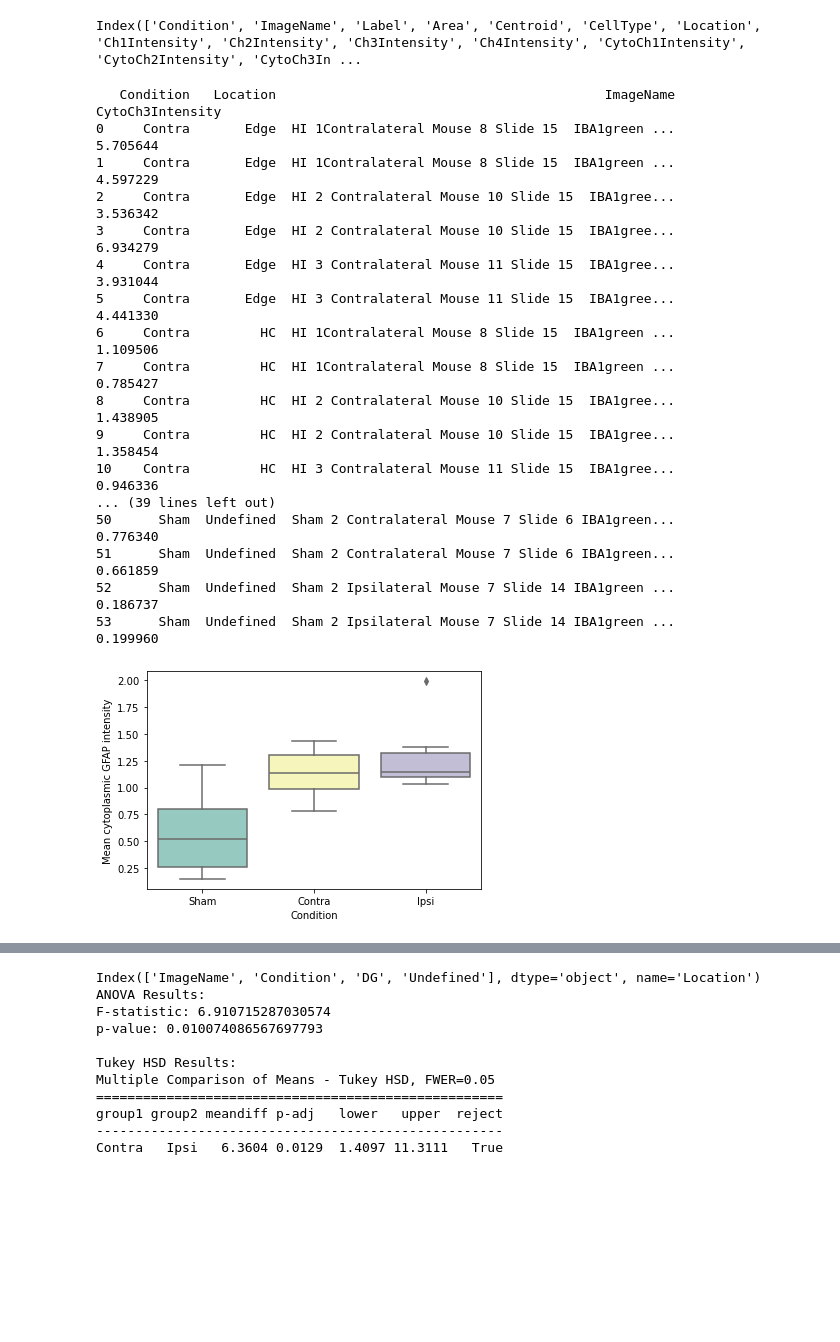
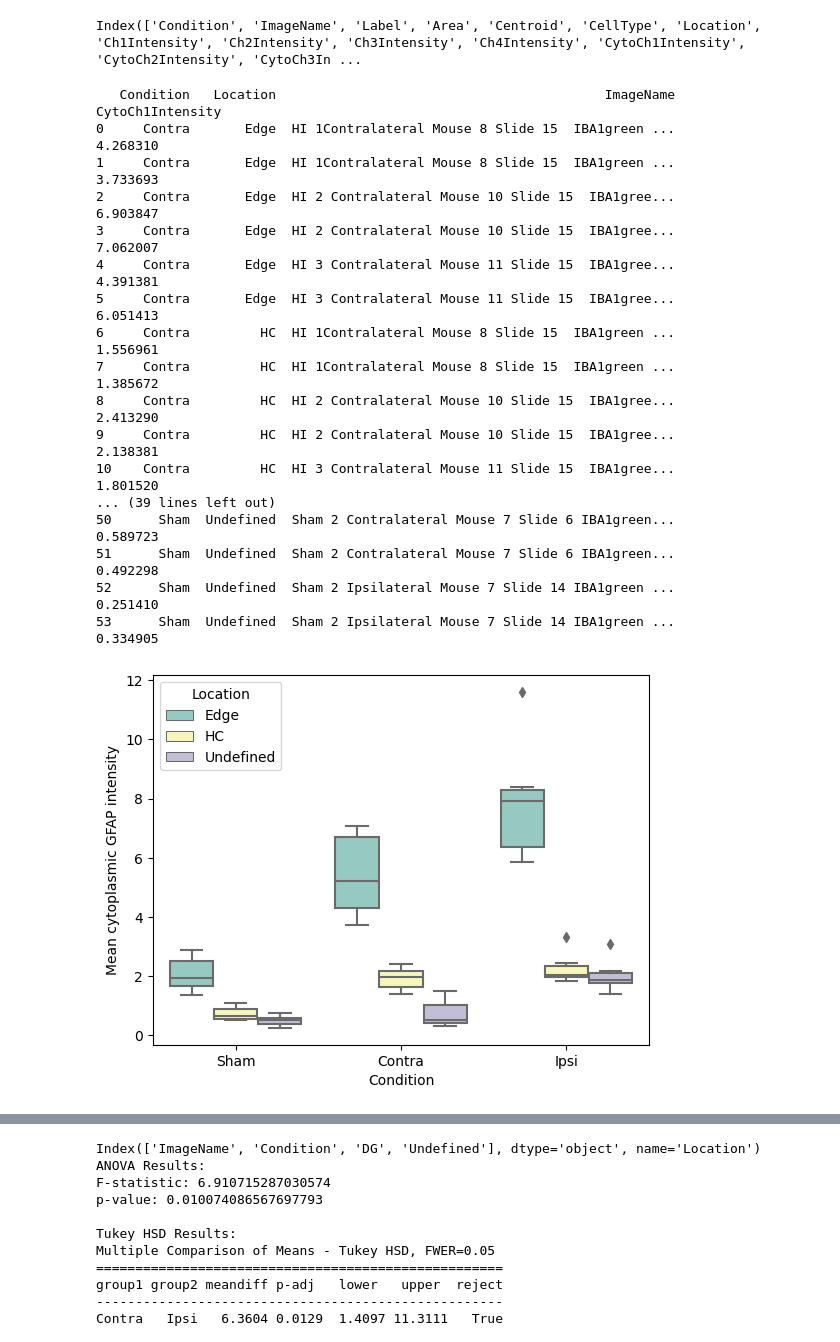
Before and after one commit to Dagnysd/nuclei_fork, a Jupyter notebook: dataAnalysisNotebooks/cyto.ipynb, the cells around one changed output, grey strips where cells are left out. Saved outputs shown, nothing was run; the diff lists cells and outputs as text; code cells hidden in the pictures; blank space fills up the shorter version.

```diff
--- a/dataAnalysisNotebooks/cyto.ipynb
+++ b/dataAnalysisNotebooks/cyto.ipynb
@@ -25,36 +25,36 @@ nucleus_df.loc[missing_ch4, 'CytoCh2Intensity'] = np.nan
 # %%
 
 #nucleus_df = nucleus_df[nucleus_df['Location'] == 'DG']
-mean_intensity = nucleus_df.groupby(['Condition', 'Location', 'ImageName'])['CytoCh3Intensity'].mean().reset_index()
+mean_intensity = nucleus_df.groupby(['Condition', 'Location', 'ImageName'])['CytoCh1Intensity'].mean().reset_index()
 print(mean_intensity)
-mean_intensity = mean_intensity[mean_intensity['Location']=='HC']
+#mean_intensity = mean_intensity[mean_intensity['Location']=='HC']
 #grouped_df=merged_df.groupby('ImageName')
 
 order = ['Sham', 'Contra', 'Ipsi']
 
 # Plotting
-sns.boxplot(data=mean_intensity, x='Condition', y='CytoCh3Intensity', order=order, palette='Set3')
+sns.boxplot(data=mean_intensity, x='Condition', y='CytoCh1Intensity', hue = 'Location',order=order, palette='Set3')
 plt.ylabel('Mean cytoplasmic GFAP intensity')
 plt.show()
 # %% [output]
-   Condition   Location                                          ImageName  CytoCh3Intensity
-0     Contra       Edge  HI 1Contralateral Mouse 8 Slide 15  IBA1green ...          5.705644
-1     Contra       Edge  HI 1Contralateral Mouse 8 Slide 15  IBA1green ...          4.597229
-2     Contra       Edge  HI 2 Contralateral Mouse 10 Slide 15  IBA1gree...          3.536342
-3     Contra       Edge  HI 2 Contralateral Mouse 10 Slide 15  IBA1gree...          6.934279
-4     Contra       Edge  HI 3 Contralateral Mouse 11 Slide 15  IBA1gree...          3.931044
-5     Contra       Edge  HI 3 Contralateral Mouse 11 Slide 15  IBA1gree...          4.441330
-6     Contra         HC  HI 1Contralateral Mouse 8 Slide 15  IBA1green ...          1.109506
-7     Contra         HC  HI 1Contralateral Mouse 8 Slide 15  IBA1green ...          0.785427
-8     Contra         HC  HI 2 Contralateral Mouse 10 Slide 15  IBA1gree...          1.438905
-9     Contra         HC  HI 2 Contralateral Mouse 10 Slide 15  IBA1gree...          1.358454
-10    Contra         HC  HI 3 Contralateral Mouse 11 Slide 15  IBA1gree...          0.946336
+   Condition   Location                                          ImageName  CytoCh1Intensity
+0     Contra       Edge  HI 1Contralateral Mouse 8 Slide 15  IBA1green ...          4.268310
+1     Contra       Edge  HI 1Contralateral Mouse 8 Slide 15  IBA1green ...          3.733693
+2     Contra       Edge  HI 2 Contralateral Mouse 10 Slide 15  IBA1gree...          6.903847
+3     Contra       Edge  HI 2 Contralateral Mouse 10 Slide 15  IBA1gree...          7.062007
+4     Contra       Edge  HI 3 Contralateral Mouse 11 Slide 15  IBA1gree...          4.391381
+5     Contra       Edge  HI 3 Contralateral Mouse 11 Slide 15  IBA1gree...          6.051413
+6     Contra         HC  HI 1Contralateral Mouse 8 Slide 15  IBA1green ...          1.556961
+7     Contra         HC  HI 1Contralateral Mouse 8 Slide 15  IBA1green ...          1.385672
+8     Contra         HC  HI 2 Contralateral Mouse 10 Slide 15  IBA1gree...          2.413290
+9     Contra         HC  HI 2 Contralateral Mouse 10 Slide 15  IBA1gree...          2.138381
+10    Contra         HC  HI 3 Contralateral Mouse 11 Slide 15  IBA1gree...          1.801520
 ... (39 lines left out)
-50      Sham  Undefined  Sham 2 Contralateral Mouse 7 Slide 6 IBA1green...          0.776340
-51      Sham  Undefined  Sham 2 Contralateral Mouse 7 Slide 6 IBA1green...          0.661859
-52      Sham  Undefined  Sham 2 Ipsilateral Mouse 7 Slide 14 IBA1green ...          0.186737
-53      Sham  Undefined  Sham 2 Ipsilateral Mouse 7 Slide 14 IBA1green ...          0.199960
+50      Sham  Undefined  Sham 2 Contralateral Mouse 7 Slide 6 IBA1green...          0.589723
+51      Sham  Undefined  Sham 2 Contralateral Mouse 7 Slide 6 IBA1green...          0.492298
+52      Sham  Undefined  Sham 2 Ipsilateral Mouse 7 Slide 14 IBA1green ...          0.251410
+53      Sham  Undefined  Sham 2 Ipsilateral Mouse 7 Slide 14 IBA1green ...          0.334905
-[figure, old version]
+[figure, new version]
 # %%
 import napari
 all_sorted_clusters = []
```
Also changed, not shown: parts of 6 cells of this notebook, 8 other files.
